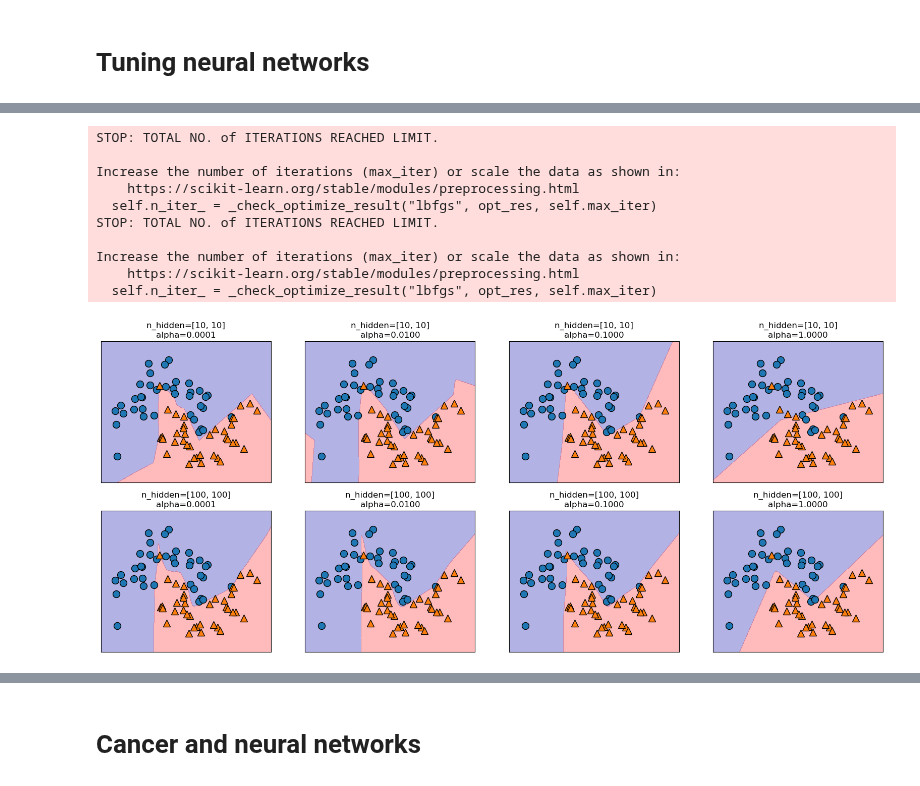
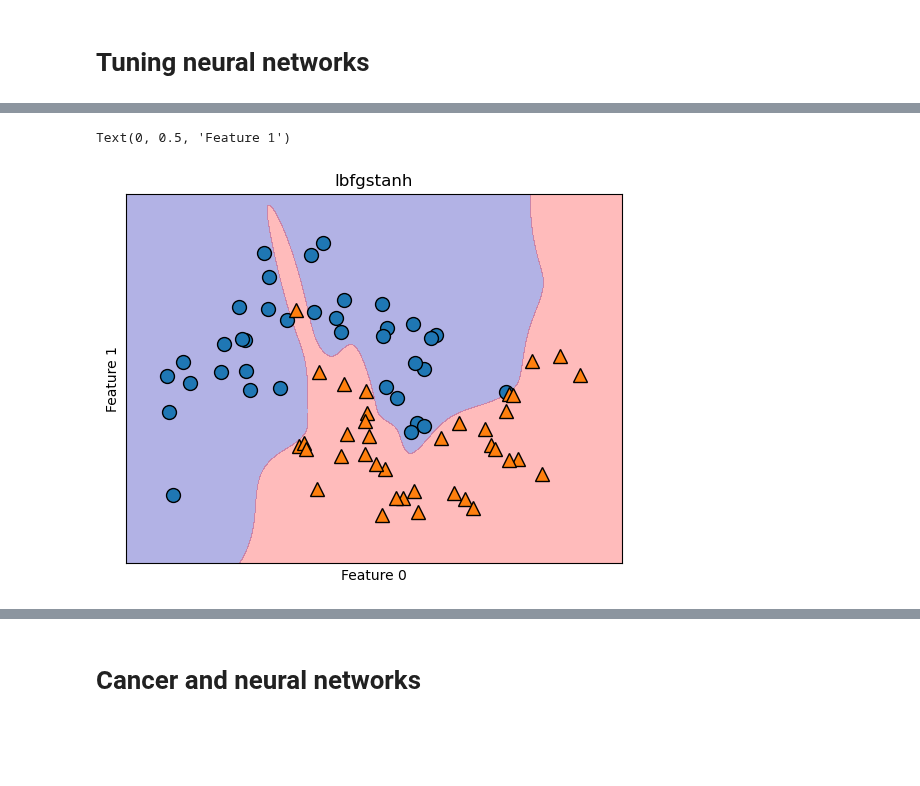
Before and after one commit to 4rtify/RoboticsJourney, a Jupyter notebook: Self_Study/1.PatternReg.ML/ML.Chap2.ipynb, the cells around one changed output, grey strips where cells are left out. Cells and saved outputs as stored; diff of their text form; code cells hidden in the pictures; blank space fills up the shorter version.

```diff
--- a/Self_Study/1.PatternReg.ML/ML.Chap2.ipynb
+++ b/Self_Study/1.PatternReg.ML/ML.Chap2.ipynb
@@ -1389,22 +1528,0 @@ models), and it’s set to a very low value (little regularization) by default
-# %%
-fig, axes = plt.subplots(2, 4, figsize=(20, 8))
-for axx, n_hidden_nodes in zip(axes, [10, 100]):
-    for ax, alpha in zip(axx, [0.0001, 0.01, 0.1, 1]):
-        mlp = MLPClassifier(solver='lbfgs', random_state=0,
-        hidden_layer_sizes=[n_hidden_nodes, n_hidden_nodes],alpha=alpha)
-        mlp.fit(X_train, y_train)
-        mglearn.plots.plot_2d_separator(mlp, X_train, fill=True, alpha=.3, ax=ax)
-        mglearn.discrete_scatter(X_train[:, 0], X_train[:, 1], y_train, ax=ax)
-        ax.set_title("n_hidden=[{}, {}]\nalpha={:.4f}".format(n_hidden_nodes, n_hidden_nodes, alpha))
-# %% [output]
-STOP: TOTAL NO. of ITERATIONS REACHED LIMIT.
-
-Increase the number of iterations (max_iter) or scale the data as shown in:
-    https://scikit-learn.org/stable/modules/preprocessing.html
-  self.n_iter_ = _check_optimize_result("lbfgs", opt_res, self.max_iter)
-STOP: TOTAL NO. of ITERATIONS REACHED LIMIT.
-
-Increase the number of iterations (max_iter) or scale the data as shown in:
-    https://scikit-learn.org/stable/modules/preprocessing.html
-  self.n_iter_ = _check_optimize_result("lbfgs", opt_res, self.max_iter)
-[figure, removed]
@@ -1410,0 +1537,10 @@ Increase the number of iterations (max_iter) or scale the data as shown in:
+# %%
+mlp = MLPClassifier(max_iter=10000, solver='lbfgs', activation='tanh', random_state=0).fit(X_train, y_train)
+mglearn.plots.plot_2d_separator(mlp, X_train, fill=True, alpha=.3)
+mglearn.discrete_scatter(X_train[:, 0], X_train[:, 1], y_train)
+plt.title(mlp.solver + "tanh")
+plt.xlabel("Feature 0")
+plt.ylabel("Feature 1")
+# %% [output]
+Text(0, 0.5, 'Feature 1')
+[figure, added]
```
Also changed, not shown: parts of 96 cells of this notebook.
